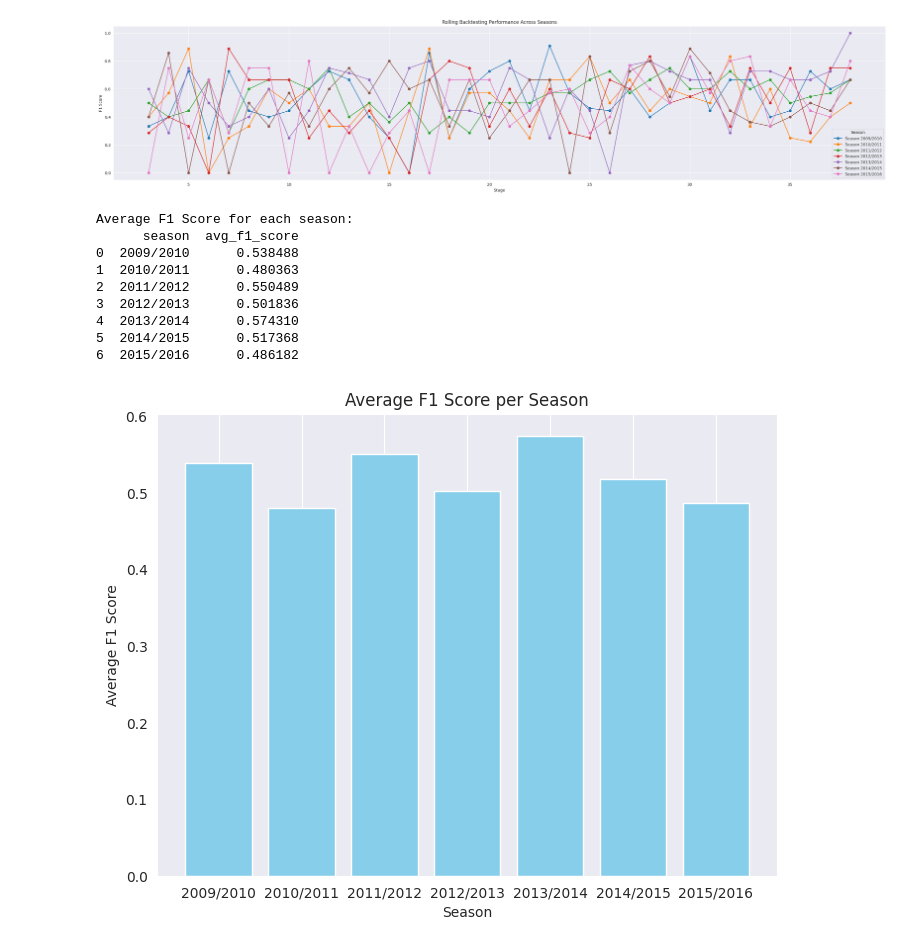
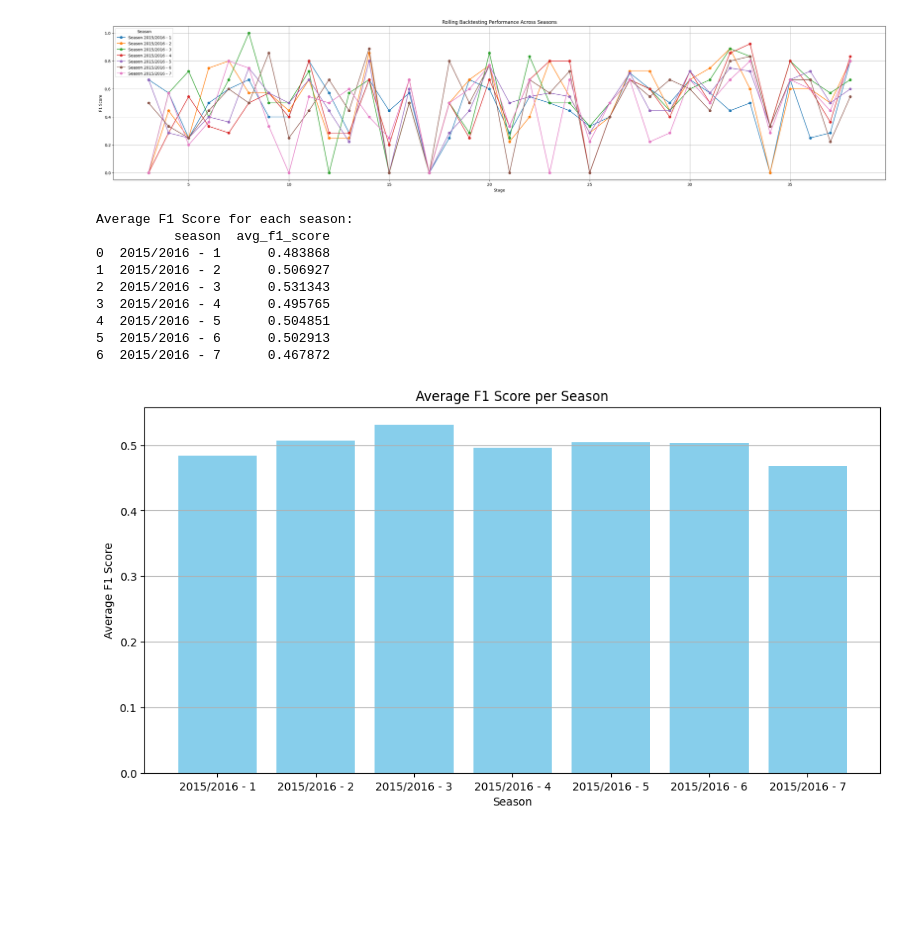
Before and after one commit to kamil0920/football_result_prediction-v2, a Jupyter notebook: src/backtesting/backtesting.ipynb, the cells around one changed output. Saved outputs shown, nothing was run; the diff lists cells and outputs as text; code cells hidden in the pictures; blank space fills up the shorter version.

```diff
--- a/src/backtesting/backtesting.ipynb
+++ b/src/backtesting/backtesting.ipynb
@@ -22,10 +22,27 @@ def train_and_evaluate(train_df, val_df, test_df):
     X_test = test_df[feature_cols]
     y_test = test_df["result_match"]
 
+    # params = {'colsample_bytree': 0.7034356771405426,
+    #           'gamma': 1.0417482811093102,
+    #           'learning_rate': 0.9936992662462806,
+    #           'max_depth': 7,
+    #           'min_child_weight': 0.2220068604602856,
+    #           'reg_alpha': 8.556653921701098,
+    #           'reg_lambda': 9.81002087120123,
+    #           'subsample': 0.9167281289207043,
+    #           }
+    params = {'colsample_bytree': 0.7127288644719173,
+              'gamma': 0.00021228661010984107,
+              'learning_rate': 0.3814026050573957,
+              'max_depth': 6,
+              'min_child_weight': 0.37200922349579324,
+              'reg_alpha': 2.22246904687468,
+              'reg_lambda': 9.385831414023908,
+              'subsample': 0.637216207495826,
+              }
+
     model = XGBClassifier(
-        n_estimators=100,
-        max_depth=3,
-        learning_rate=0.1,
+        **params,
         random_state=42,
         use_label_encoder=False,
         eval_metric="logloss",
@@ -40,11 +57,12 @@ def train_and_evaluate(train_df, val_df, test_df):
 # Backtesting over multiple seasons
 # ---------------------
 
-seasons = sorted(df_matches["season"].unique())
+seasons = sorted(df_matches["season"].unique(), reverse=True)
 backtest_results = []
 
-for target_season in seasons[1:]:
-    previous_seasons = [s for s in seasons if s < target_season]
+for i in range(1, len(seasons)):
+    target_season = seasons[0]
+    previous_seasons = seasons[1:1 + i]
 
     target_season_df = df_matches[df_matches["season"] == target_season]
 
@@ -66,7 +84,7 @@ for target_season in seasons[1:]:
 
         f1 = train_and_evaluate(train_df, val_df, test_df)
         backtest_results.append({
-            "season": target_season,
+            "season": f"{target_season} - {len(previous_seasons)}",
             "stage": stage,
             "train_size": len(train_df),
             "f1_score": f1
@@ -103,28 +121,28 @@ plt.legend(title="Season")
 plt.grid(True)
 plt.show()
 # %% [output]
-[figure, old version]
+[figure, new version]
 # %%
 avg_results = results_df.groupby("season")["f1_score"].mean().reset_index()
 avg_results.rename(columns={"f1_score": "avg_f1_score"}, inplace=True)
 print("\nAverage F1 Score for each season:")
 print(avg_results)
 
-plt.figure(figsize=(8, 6))
+plt.figure(figsize=(12, 6))
 plt.bar(avg_results["season"].astype(str), avg_results["avg_f1_score"], color='skyblue')
 plt.xlabel("Season")
 plt.ylabel("Average F1 Score")
 plt.title("Average F1 Score per Season")
 plt.grid(axis='y')
 plt.show()
 # %% [output]
 Average F1 Score for each season:
-      season  avg_f1_score
-0  2009/2010      0.538488
-1  2010/2011      0.480363
-2  2011/2012      0.550489
-3  2012/2013      0.501836
-4  2013/2014      0.574310
-5  2014/2015      0.517368
-6  2015/2016      0.486182
+          season  avg_f1_score
+0  2015/2016 - 1      0.483868
+1  2015/2016 - 2      0.506927
+2  2015/2016 - 3      0.531343
+3  2015/2016 - 4      0.495765
+4  2015/2016 - 5      0.504851
+5  2015/2016 - 6      0.502913
+6  2015/2016 - 7      0.467872
-[figure, old version]
+[figure, new version]
```
Also changed, not shown: parts of 1 cell of this notebook, 4 other files.
